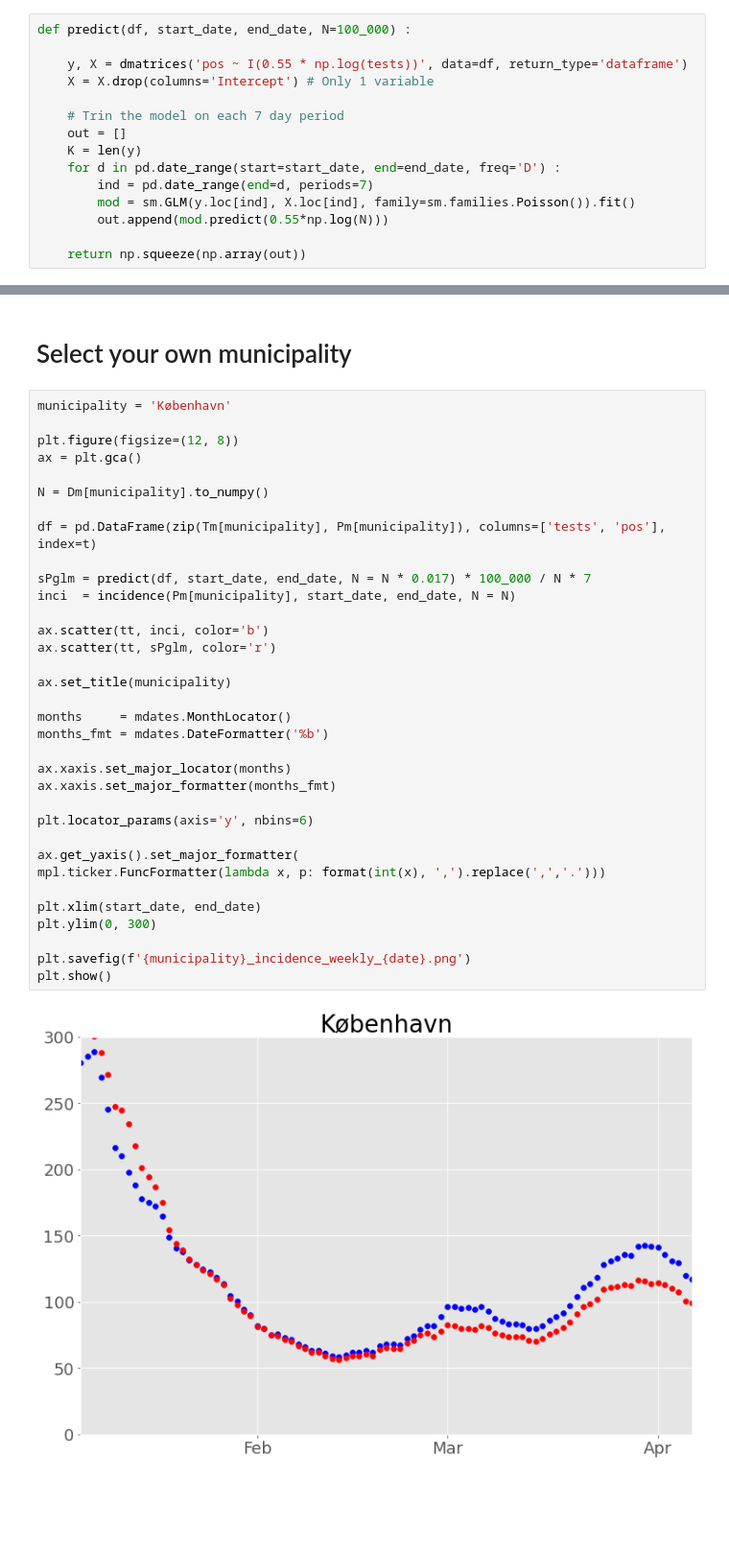
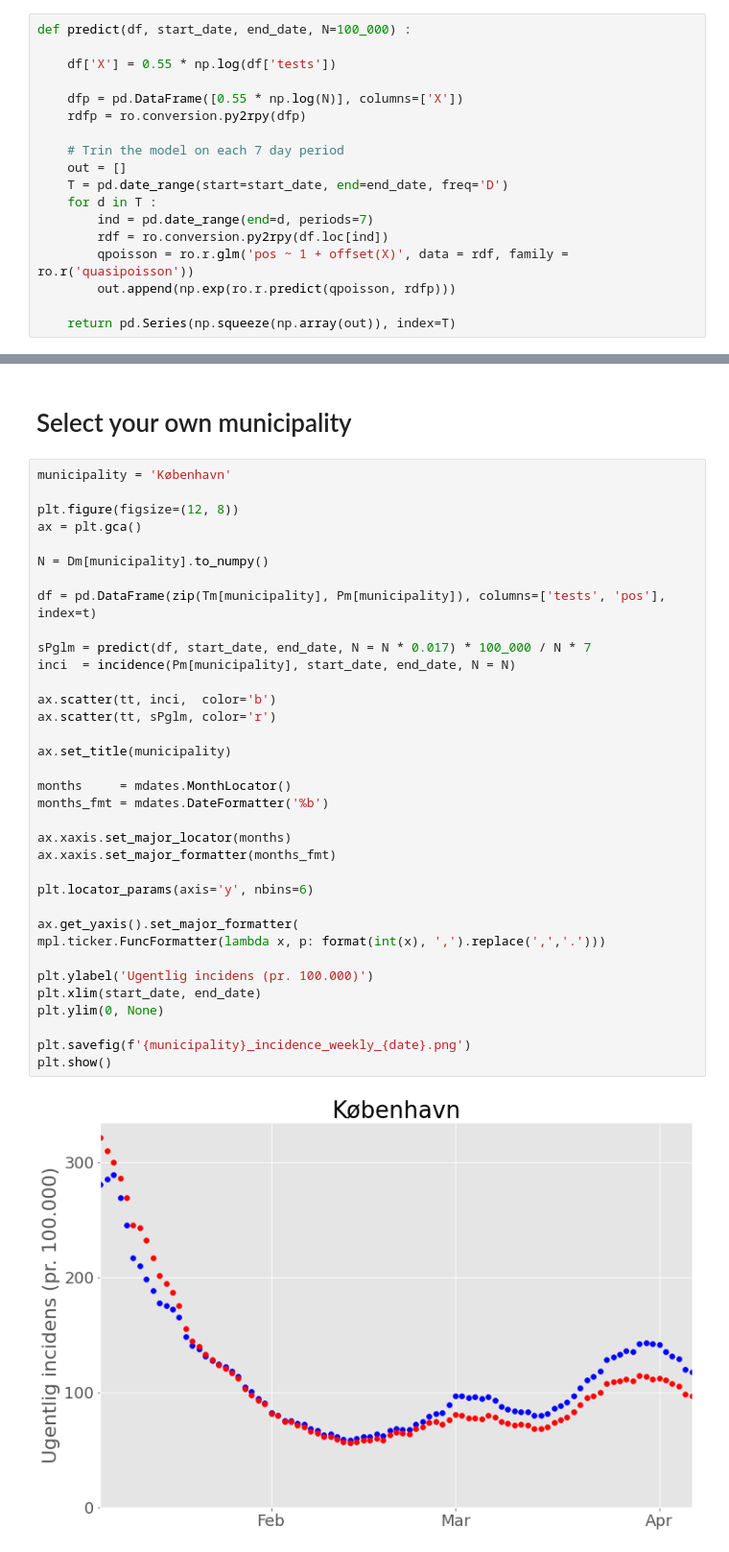
Before and after one commit to RasmusSkytte/IncidenceModel, a Jupyter notebook: Incidens.ipynb, the cells around one changed output, grey strips where cells are left out. Shown: that part at 96% size. Drawn from its saved outputs; the diff is of its cells as text; blank space fills up the shorter version.

Commit message:
Switched to r.glm with quasi-poisson

```diff
--- a/Incidens.ipynb
+++ b/Incidens.ipynb
@@ -203,18 +202,21 @@ findfont: Font family ['normal'] not found. Falling back to DejaVu Sans.
 # %%
 def predict(df, start_date, end_date, N=100_000) :
 
-    y, X = dmatrices('pos ~ I(0.55 * np.log(tests))', data=df, return_type='dataframe')
-    X = X.drop(columns='Intercept') # Only 1 variable
+    df['X'] = 0.55 * np.log(df['tests'])
+
+    dfp = pd.DataFrame([0.55 * np.log(N)], columns=['X'])
+    rdfp = ro.conversion.py2rpy(dfp)
 
     # Trin the model on each 7 day period
     out = []
-    K = len(y)
-    for d in pd.date_range(start=start_date, end=end_date, freq='D') :
+    T = pd.date_range(start=start_date, end=end_date, freq='D')
+    for d in T :
         ind = pd.date_range(end=d, periods=7)
-        mod = sm.GLM(y.loc[ind], X.loc[ind], family=sm.families.Poisson()).fit()
-        out.append(mod.predict(0.55*np.log(N)))
+        rdf = ro.conversion.py2rpy(df.loc[ind])
+        qpoisson = ro.r.glm('pos ~ 1 + offset(X)', data = rdf, family = ro.r('quasipoisson'))
+        out.append(np.exp(ro.r.predict(qpoisson, rdfp)))
 
-    return np.squeeze(np.array(out))
+    return pd.Series(np.squeeze(np.array(out)), index=T)
 # %%
 def incidence(P, start_date, end_date, N=5_840_000) :
 
@@ -337,33 +338,34 @@ municipality = 'København'
 plt.figure(figsize=(12, 8))
 ax = plt.gca()
 
 N = Dm[municipality].to_numpy()
 
 df = pd.DataFrame(zip(Tm[municipality], Pm[municipality]), columns=['tests', 'pos'], index=t)
 
 sPglm = predict(df, start_date, end_date, N = N * 0.017) * 100_000 / N * 7
 inci  = incidence(Pm[municipality], start_date, end_date, N = N)
 
-ax.scatter(tt, inci, color='b')
+ax.scatter(tt, inci,  color='b')
 ax.scatter(tt, sPglm, color='r')
 
 ax.set_title(municipality)
 
 months     = mdates.MonthLocator()
 months_fmt = mdates.DateFormatter('%b')
 
 ax.xaxis.set_major_locator(months)
 ax.xaxis.set_major_formatter(months_fmt)
 
 plt.locator_params(axis='y', nbins=6)
 
 ax.get_yaxis().set_major_formatter(
 mpl.ticker.FuncFormatter(lambda x, p: format(int(x), ',').replace(',','.')))
 
+plt.ylabel('Ugentlig incidens (pr. 100.000)')
 plt.xlim(start_date, end_date)
-plt.ylim(0, 300)
+plt.ylim(0, None)
 
 plt.savefig(f'{municipality}_incidence_weekly_{date}.png')
 plt.show()
 # %% [output]
-[figure, old version]
+[figure, new version]
```
Also changed, not shown: parts of 4 cells of this notebook.
